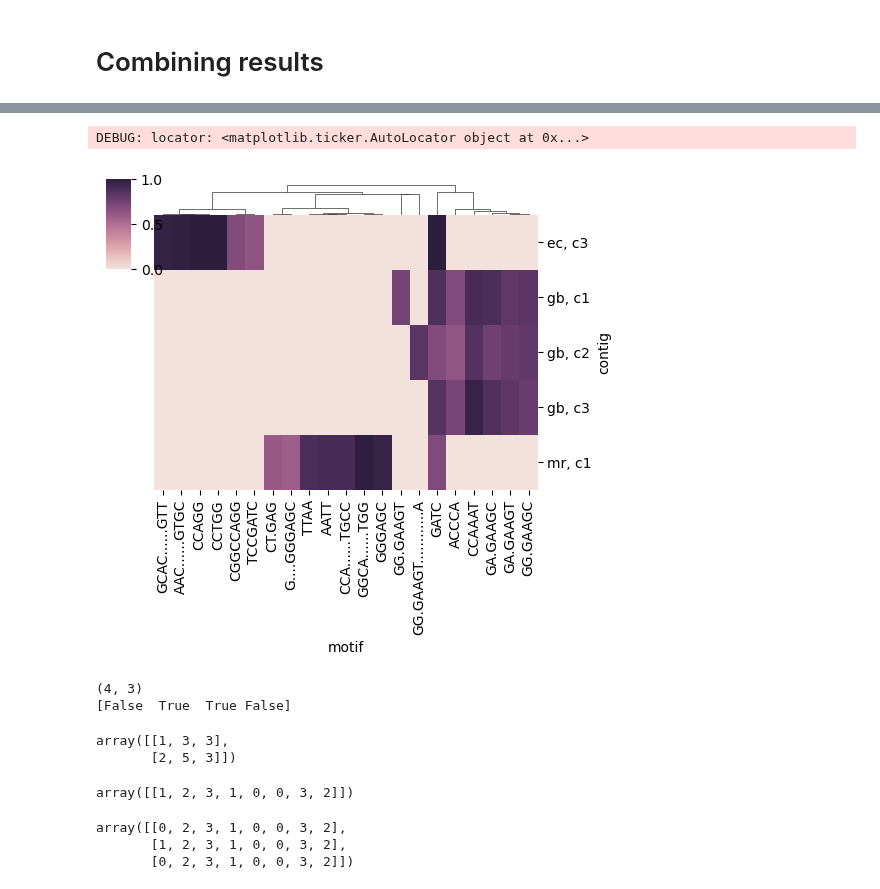
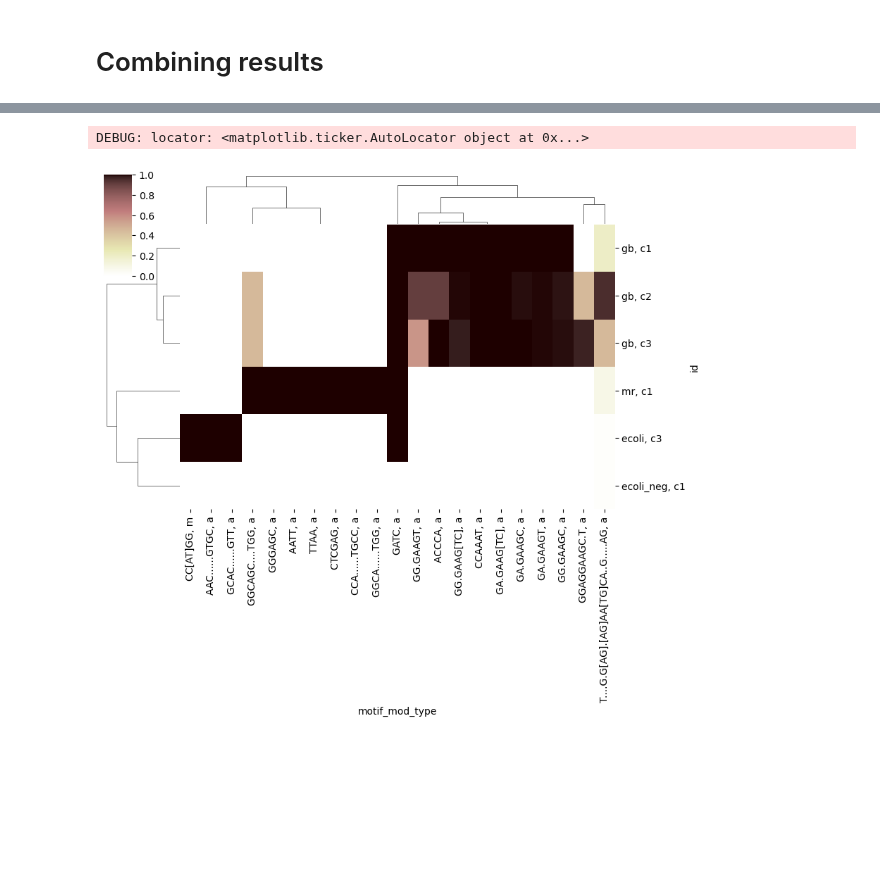
Before and after one commit to MicrobialDarkMatter/nanomotif, a Jupyter notebook: reports/candidate-selection.ipynb, the cells around one changed output, grey strips where cells are left out. Drawn from its saved outputs; the diff is of its cells as text; code cells hidden in the pictures; blank space fills up the shorter version.

```diff
--- a/reports/candidate-selection.ipynb
+++ b/reports/candidate-selection.ipynb
@@ -86,5 +221,5 @@ DEBUG: locator: <matplotlib.ticker.AutoLocator object at 0x...>
 mr_assembly = nm.load_assembly("../data/mruber/assembly.polished.fasta")
 mr_pileup = nm.load_pileup("../data/mruber/modkit.pileup.bed")
 # %%
-mr_motifs = nm.evaluate.process_sample(mr_assembly, mr_pileup.pileup, min_cdf_score = 0.6, min_read_methylation_fraction = 0.85)
+mr_motifs = nm.evaluate.process_sample(mr_assembly, mr_pileup.pileup, min_cdf_score = 0.2, min_read_methylation_fraction = 0.85)
 # %% [output]
@@ -138,7 +274,7 @@ DEBUG: locator: <matplotlib.ticker.AutoLocator object at 0x...>
 gb_assembly = nm.load_assembly("../data/geobacillus/assembly.polished.fasta")
 gb_pileup = nm.load_pileup("../data/geobacillus/modkit.pileup.bed")
 # %%
-gb_motifs = nm.evaluate.process_sample(gb_assembly, gb_pileup.pileup, min_read_methylation_fraction = 0.85)
+gb_motifs = nm.evaluate.process_sample(gb_assembly, gb_pileup.pileup.filter(pl.col("mod_type") == "a"), max_candidate_size = 28)
 # %% [output]
 INFO: Processing a
 INFO: Processing contig_3
@@ -211,3 +362,16 @@ shape: (0, 4)
 | f32 | f32 | f32 | f32 |
 # %% [markdown]
 # Combining results
+# %%
+assemblies = {
+    "ecoli": ec_assembly,
+    "ecoli_neg": ecneg_assembly,
+    "gb": gb_assembly,
+    "mr": mr_assembly
+}
+pileups = {
+    "ecoli": ec_pileup,
+    "ecoli_neg": ecneg_pileup,
+    "gb": gb_pileup,
+    "mr": mr_pileup
+}
@@ -213,0 +448,7 @@ shape: (0, 4)
+# %%
+motifs_all_samples = pl.DataFrame(all_motifs_scored) \
+.with_columns(
+    (pl.col("sample") + ", " + pl.col("contig").str.replace("contig_", "c")).alias("id"),
+    (pl.col("motif") + ", " + pl.col("type")).alias("motif_mod_type")
+)
+motifs_all_samples
@@ -214,33 +486,10 @@ shape: (0, 4)
 # %%
-motifs_all_samples = pl.concat(
-    [
-        gb_motifs_plot.with_columns(pl.lit("gb").alias("species")),
-        mr_motifs_plot.with_columns(pl.lit("mr").alias("species")),
-        ec_motifs_plot.with_columns(pl.lit("ec").alias("species"))
-    ]
-) \
-.with_columns(
-    (pl.col("species") + ", " + pl.col("contig").str.replace("contig_", "c")).alias("contig")
-).sort("species", descending = True)
-
-cmap = sns.cubehelix_palette(as_cmap=True, light=.9)
+cmap = sns.cubehelix_palette(as_cmap=True, light=.8)
 heatmap = sns.clustermap(
-    motifs_all_samples.to_pandas().pivot(values = "mean", index = "contig", columns = "motif").fillna(0),
-    cmap = cmap, vmin = 0, vmax = 1,
-    row_cluster=False, col_cluster=True, dendrogram_ratio=0.1, figsize = (5, 5));
+    motifs_all_samples.to_pandas().reset_index().drop_duplicates(subset=['id', 'motif_mod_type'], keep='last').pivot(values = "score", index = "id", columns = "motif_mod_type"),
+    cmap = "pink_r", vmin = 0, vmax = 1,
+    row_cluster=True, col_cluster=True, dendrogram_ratio=0.15, figsize = (8, 8));
 heatmap.ax_heatmap.yaxis.set_ticklabels(heatmap.ax_heatmap.yaxis.get_ticklabels(), rotation=0, ha='left');
 # %% [output]
 DEBUG: locator: <matplotlib.ticker.AutoLocator object at 0x...>
-[figure, old version]
+[figure, new version]
-# %%
-arr1 = np.array([[1, 4, 3], [1, 3, 3], [2, 5, 3], [1, 4, 3]])
-arr2 = np.array([1, 4, 3])
-print(arr1.shape)
-index = np.any(arr1[:, 1:3] != arr2[1:3], axis = 1)
-print(index)
-arr1[index, :]
-# %% [output]
-(4, 3)
-[False  True  True False]
-array([[1, 3, 3],
-       [2, 5, 3]])
@@ -249,10 +495,0 @@ test = nm.evaluate.convert_seqeunce_to_numpy(["AGCTAACG", "TGCTAACG", "AGCTAACG"
-# %%
-nm.evaluate.subset_DNA_array(test, "A.......")
-# %% [output]
-array([[1, 2, 3, 1, 0, 0, 3, 2]])
-# %%
-test
-# %% [output]
-array([[0, 2, 3, 1, 0, 0, 3, 2],
-       [1, 2, 3, 1, 0, 0, 3, 2],
-       [0, 2, 3, 1, 0, 0, 3, 2]])
```
Also changed, not shown: parts of 42 cells of this notebook, 1 other file.
